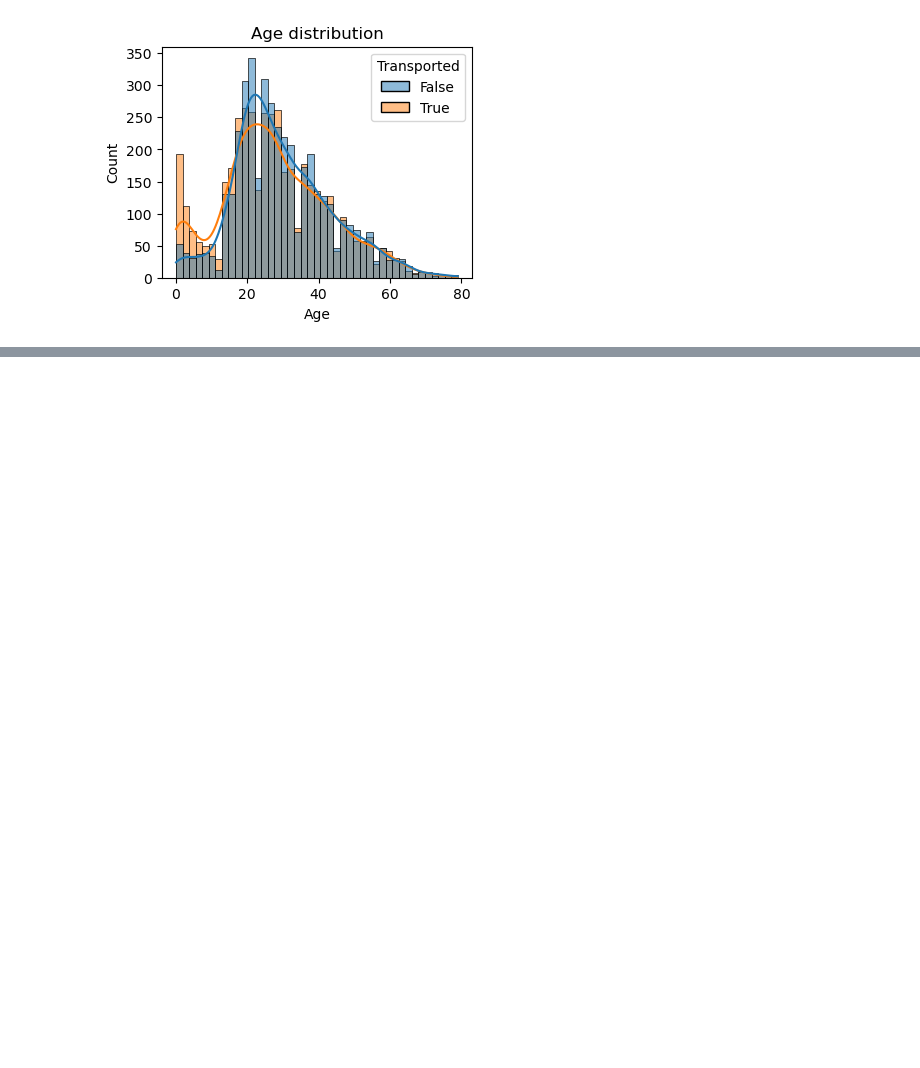
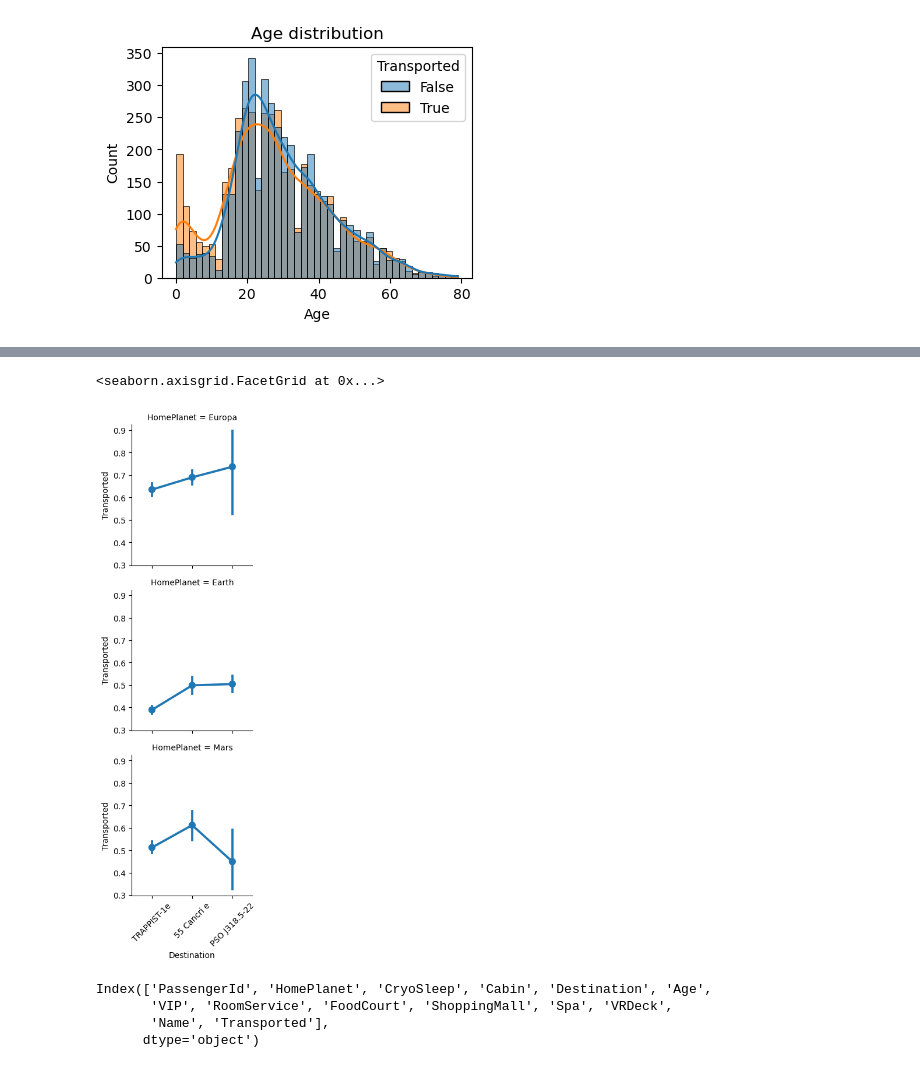
Before and after one commit to luukvanroessel/ML, a Jupyter notebook: practice/spaceship_titanic/spaceship_titanic_example.ipynb, the cells around one changed output, grey strips where cells are left out. Drawn from its saved outputs; the diff is of its cells as text; code cells hidden in the pictures; blank space fills up the shorter version.

```diff
--- a/practice/spaceship_titanic/spaceship_titanic_example.ipynb
+++ b/practice/spaceship_titanic/spaceship_titanic_example.ipynb
@@ -160,0 +185,17 @@ KeyboardInterrupt:
+# %%
+grid = sns.FacetGrid(train_df, row='HomePlanet', height=3)
+grid.map(sns.pointplot, "Destination", "Transported")
+# get the labels of the xticks
+xtick_labels = grid.axes[2][0].get_xticklabels()
+
+grid.set_xticklabels(xtick_labels, rotation=45)
+# %% [output]
+<seaborn.axisgrid.FacetGrid at 0x...>
+[figure, added]
+# %%
+train_df.columns
+# %% [output]
+Index(['PassengerId', 'HomePlanet', 'CryoSleep', 'Cabin', 'Destination', 'Age',
+       'VIP', 'RoomService', 'FoodCourt', 'ShoppingMall', 'Spa', 'VRDeck',
+       'Name', 'Transported'],
+      dtype='object')
```
Also changed, not shown: parts of 3 cells of this notebook.
